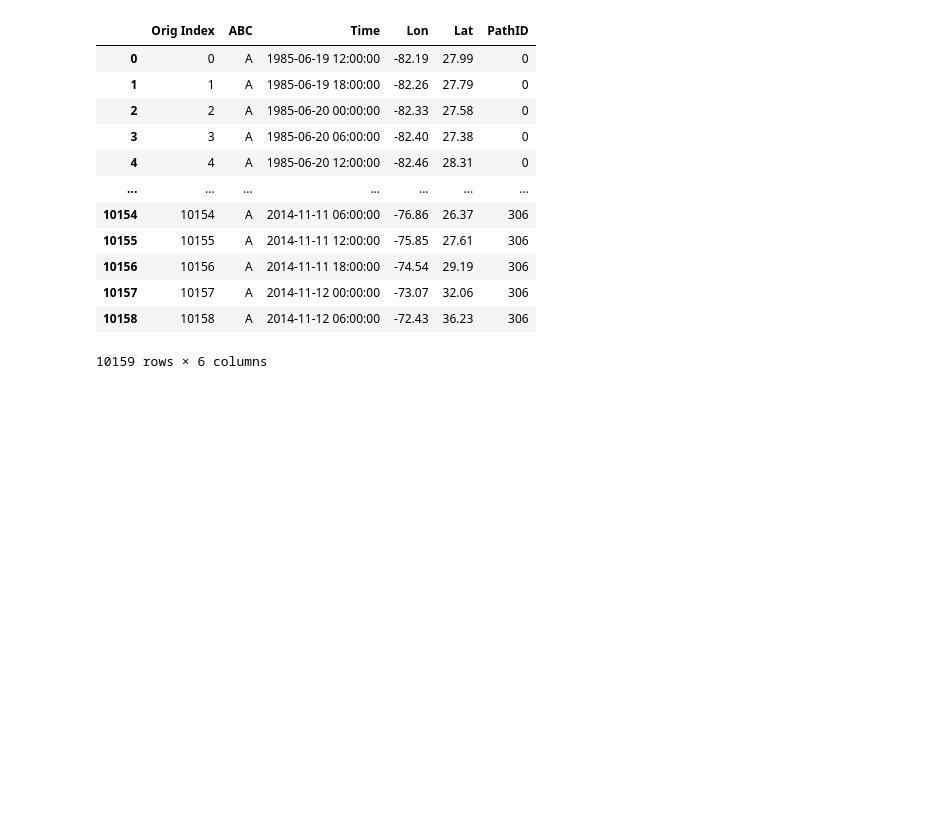
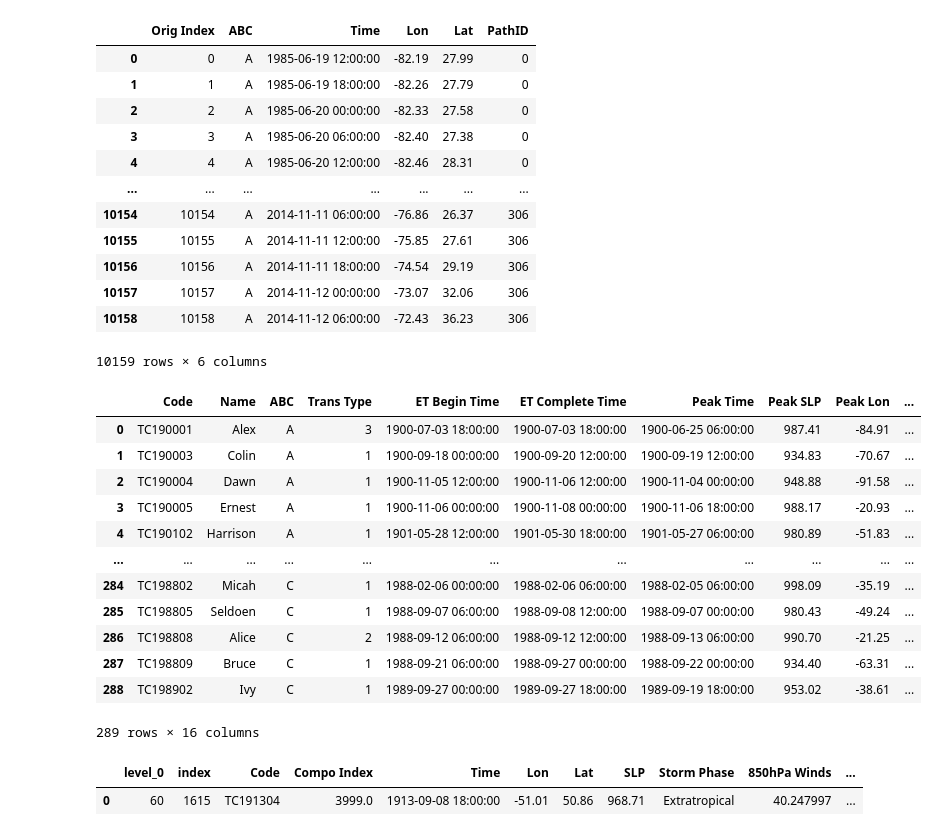
Before and after one commit to Luigi728/ExtraTrack_Github, a Jupyter notebook: RCP_Analysis/RCP_Analysis_V6.7.2.ipynb, the cells around one changed output. Saved outputs shown, nothing was run; the diff lists cells and outputs as text; code cells hidden in the pictures; blank space fills up the shorter version.

```diff
--- a/RCP_Analysis/RCP_Analysis_V6.7.2.ipynb
+++ b/RCP_Analysis/RCP_Analysis_V6.7.2.ipynb
@@ -343 +321,17 @@ def Storms_Compo(Data_DF, ET_DF, Compo_DF, Codes_DF, Compo_nc_A, Compo_nc_B, Com
     return (Data_Compo_Final)
+# %%
+Control_ET
+# %% [output]
+|  | Code | Name | ABC | Trans Type | ET Begin Time | ET Complete Time | Peak Time | Peak SLP | Peak Lon | ... |
+| 0 | TC190001 | Alex | A | 3 | 1900-07-03 18:00:00 | 1900-07-03 18:00:00 | 1900-06-25 06:00:00 | 987.41 | -84.91 | ... |
+| 1 | TC190003 | Colin | A | 1 | 1900-09-18 00:00:00 | 1900-09-20 12:00:00 | 1900-09-19 12:00:00 | 934.83 | -70.67 | ... |
+| 2 | TC190004 | Dawn | A | 1 | 1900-11-05 12:00:00 | 1900-11-06 12:00:00 | 1900-11-04 00:00:00 | 948.88 | -91.58 | ... |
+| 3 | TC190005 | Ernest | A | 1 | 1900-11-06 00:00:00 | 1900-11-08 00:00:00 | 1900-11-06 18:00:00 | 988.17 | -20.93 | ... |
+| 4 | TC190102 | Harrison | A | 1 | 1901-05-28 12:00:00 | 1901-05-30 18:00:00 | 1901-05-27 06:00:00 | 980.89 | -51.83 | ... |
+| ... | ... | ... | ... | ... | ... | ... | ... | ... | ... | ... |
+| 284 | TC198802 | Micah | C | 1 | 1988-02-06 00:00:00 | 1988-02-06 06:00:00 | 1988-02-05 06:00:00 | 998.09 | -35.19 | ... |
+| 285 | TC198805 | Seldoen | C | 1 | 1988-09-07 06:00:00 | 1988-09-08 12:00:00 | 1988-09-07 00:00:00 | 980.43 | -49.24 | ... |
+| 286 | TC198808 | Alice | C | 2 | 1988-09-12 06:00:00 | 1988-09-12 12:00:00 | 1988-09-13 06:00:00 | 990.70 | -21.25 | ... |
+| 287 | TC198809 | Bruce | C | 1 | 1988-09-21 06:00:00 | 1988-09-27 00:00:00 | 1988-09-22 00:00:00 | 934.40 | -63.31 | ... |
+| 288 | TC198902 | Ivy | C | 1 | 1989-09-27 00:00:00 | 1989-09-27 18:00:00 | 1989-09-19 18:00:00 | 953.02 | -38.61 | ... |
+289 rows × 16 columns
@@ -343,0 +372,11 @@ def Storms_Compo(Data_DF, ET_DF, Compo_DF, Codes_DF, Compo_nc_A, Compo_nc_B, Com
+# %%
+DF_Storm_Compo = Find_Storm(Control_Data_Compo, "TC191304")
+ET_Storm = Find_Storm(Control_ET, "TC191304")
+Begin_Time = ET_Storm["ET Begin Time"][0]
+Compl_Time = ET_Storm["ET Complete Time"][0]
+DF_Begin = DF_Storm_Compo[DF_Storm_Compo["Time"] == Begin_Time].reset_index()
+DF_Compl = DF_Storm_Compo[DF_Storm_Compo["Time"] == Compl_Time].reset_index()
+DF_Compl
+# %% [output]
+|  | level_0 | index | Code | Compo Index | Time | Lon | Lat | SLP | Storm Phase | 850hPa Winds | ... |
+| 0 | 60 | 1615 | TC191304 | 3999.0 | 1913-09-08 18:00:00 | -51.01 | 50.86 | 968.71 | Extratropical | 40.247997 | ... |
```
Also changed, not shown: parts of 19 cells of this notebook, 9 other files.
